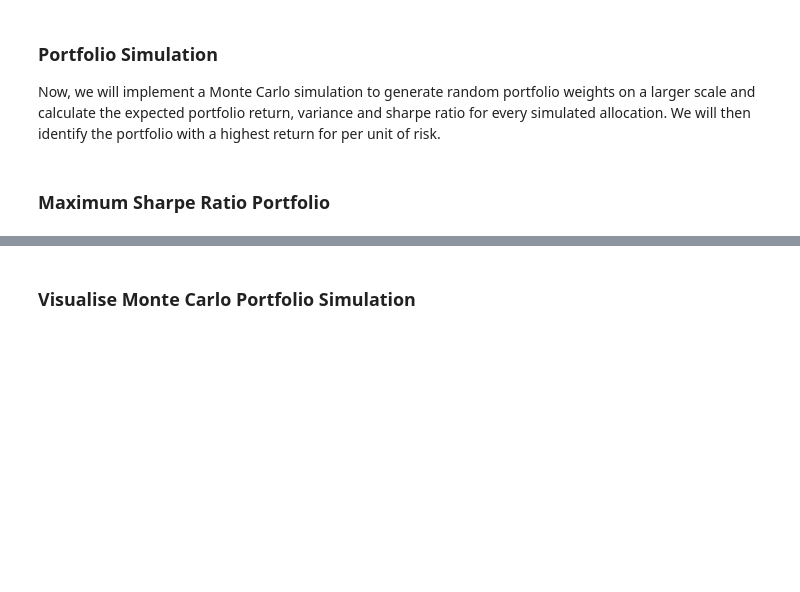
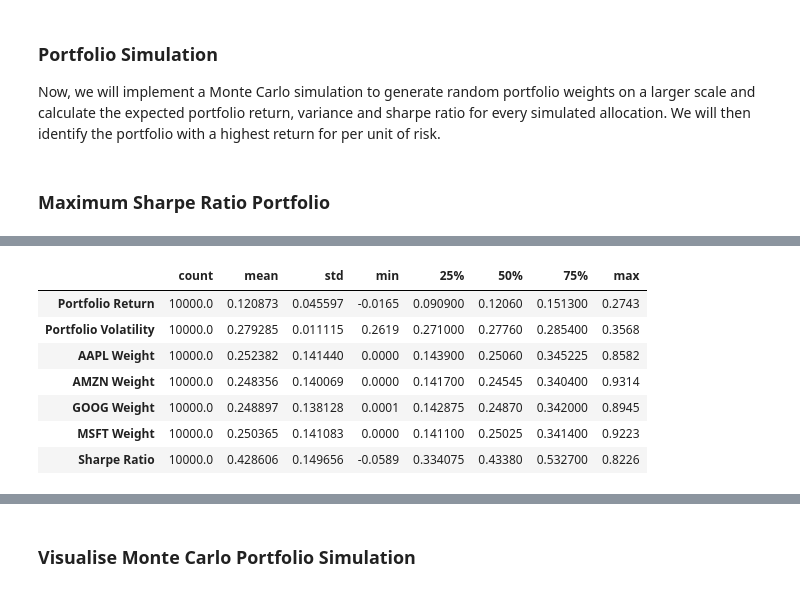
Before and after one commit to imharrisonking/cqf, a Jupyter notebook: 02-quantitative-risk-and-return/labs/01-portfolio-optimisation/portfolio_optimisation.ipynb, the cells around one changed output, grey strips where cells are left out. Saved outputs shown, nothing was run; the diff lists cells and outputs as text; code cells hidden in the pictures; blank space fills up the shorter version.

```diff
--- a/02-quantitative-risk-and-return/labs/01-portfolio-optimisation/portfolio_optimisation.ipynb
+++ b/02-quantitative-risk-and-return/labs/01-portfolio-optimisation/portfolio_optimisation.ipynb
@@ -184,0 +210,12 @@ portfolio_simulation_df.head()
+# %%
+# Check results dataframe statistics
+portfolio_simulation_df.describe().T
+# %% [output]
+|  | count | mean | std | min | 25% | 50% | 75% | max |
+| Portfolio Return | 10000.0 | 0.120873 | 0.045597 | -0.0165 | 0.090900 | 0.12060 | 0.151300 | 0.2743 |
+| Portfolio Volatility | 10000.0 | 0.279285 | 0.011115 | 0.2619 | 0.271000 | 0.27760 | 0.285400 | 0.3568 |
+| AAPL Weight | 10000.0 | 0.252382 | 0.141440 | 0.0000 | 0.143900 | 0.25060 | 0.345225 | 0.8582 |
+| AMZN Weight | 10000.0 | 0.248356 | 0.140069 | 0.0000 | 0.141700 | 0.24545 | 0.340400 | 0.9314 |
+| GOOG Weight | 10000.0 | 0.248897 | 0.138128 | 0.0001 | 0.142875 | 0.24870 | 0.342000 | 0.8945 |
+| MSFT Weight | 10000.0 | 0.250365 | 0.141083 | 0.0000 | 0.141100 | 0.25025 | 0.341400 | 0.9223 |
+| Sharpe Ratio | 10000.0 | 0.428606 | 0.149656 | -0.0589 | 0.334075 | 0.43380 | 0.532700 | 0.8226 |
```
Also changed, not shown: parts of 17 cells of this notebook, 1 other file.
